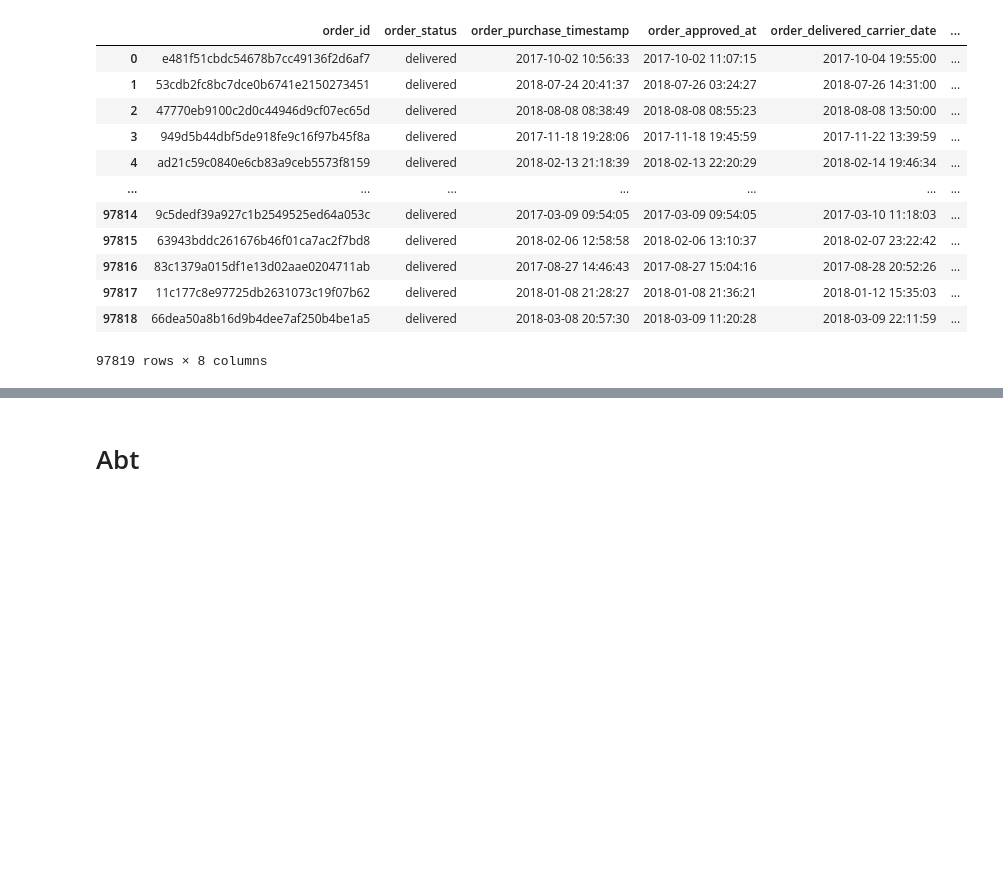
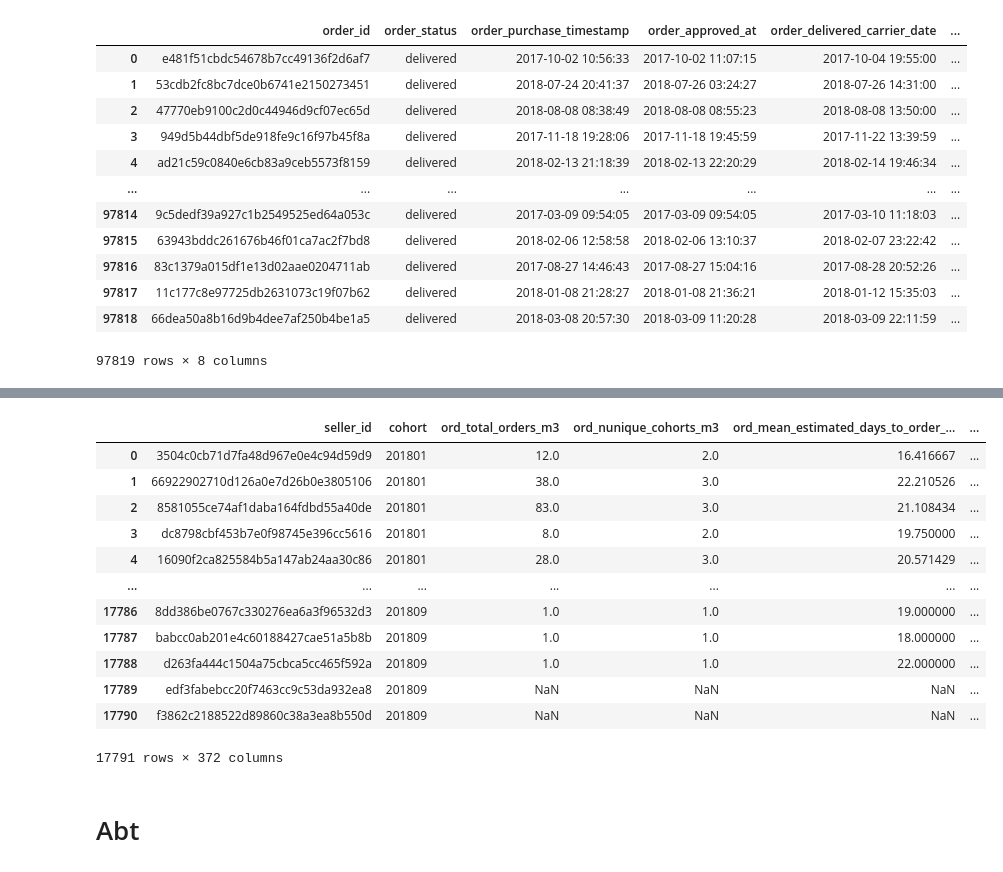
Before and after one commit to BrunoRammon/olist_project, a Jupyter notebook: notebooks/EDA_datasets.ipynb, the cells around one changed output, grey strips where cells are left out. Cells and saved outputs as stored; diff of their text form; code cells hidden in the pictures; blank space fills up the shorter version.

```diff
--- a/notebooks/EDA_datasets.ipynb
+++ b/notebooks/EDA_datasets.ipynb
@@ -885,0 +888,6 @@ df_orders_pre
+# %%
+s = catalog.load('pre_orders').cohort_info.value_counts().sort_index()[-12:]
+max(s[s>s.quantile(0.05)].index)
+last_cohort_target_available = (
+    _cohort_offset(last_cohort_available,-performance_period)
+)
@@ -885,0 +898,2 @@ df_orders_pre
+# %%
+catalog.load('pre_orders').cohort_info.value_counts().sort_index()
@@ -885,0 +920,3 @@ df_orders_pre
+# %%
+catalog.load("scoring.feature_table")
+# %% [output]
@@ -886,3 +925,16 @@ df_orders_pre
+|  | seller_id | cohort | ord_total_orders_m3 | ord_nunique_cohorts_m3 | ord_mean_estimated_days_to_order_... | ... |
+| 0 | 3504c0cb71d7fa48d967e0e4c94d59d9 | 201801 | 12.0 | 2.0 | 16.416667 | ... |
+| 1 | 66922902710d126a0e7d26b0e3805106 | 201801 | 38.0 | 3.0 | 22.210526 | ... |
+| 2 | 8581055ce74af1daba164fdbd55a40de | 201801 | 83.0 | 3.0 | 21.108434 | ... |
+| 3 | dc8798cbf453b7e0f98745e396cc5616 | 201801 | 8.0 | 2.0 | 19.750000 | ... |
+| 4 | 16090f2ca825584b5a147ab24aa30c86 | 201801 | 28.0 | 3.0 | 20.571429 | ... |
+| ... | ... | ... | ... | ... | ... | ... |
+| 17786 | 8dd386be0767c330276ea6a3f96532d3 | 201809 | 1.0 | 1.0 | 19.000000 | ... |
+| 17787 | babcc0ab201e4c60188427cae51a5b8b | 201809 | 1.0 | 1.0 | 18.000000 | ... |
+| 17788 | d263fa444c1504a75cbca5cc465f592a | 201809 | 1.0 | 1.0 | 22.000000 | ... |
+| 17789 | edf3fabebcc20f7463cc9c53da932ea8 | 201809 | NaN | NaN | NaN | ... |
+| 17790 | f3862c2188522d89860c38a3ea8b550d | 201809 | NaN | NaN | NaN | ... |
+17791 rows × 372 columns
 # %% [markdown]
 # Abt
 # %%
```
Also changed, not shown: parts of 5 cells of this notebook, 4 other files.
